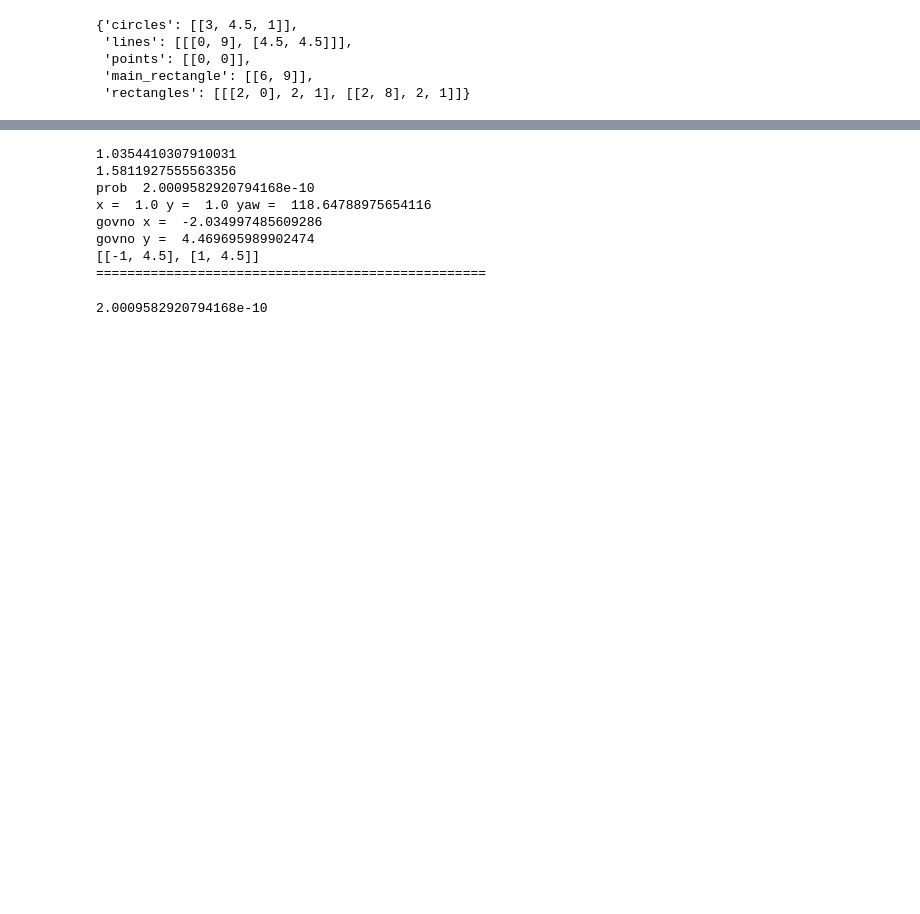
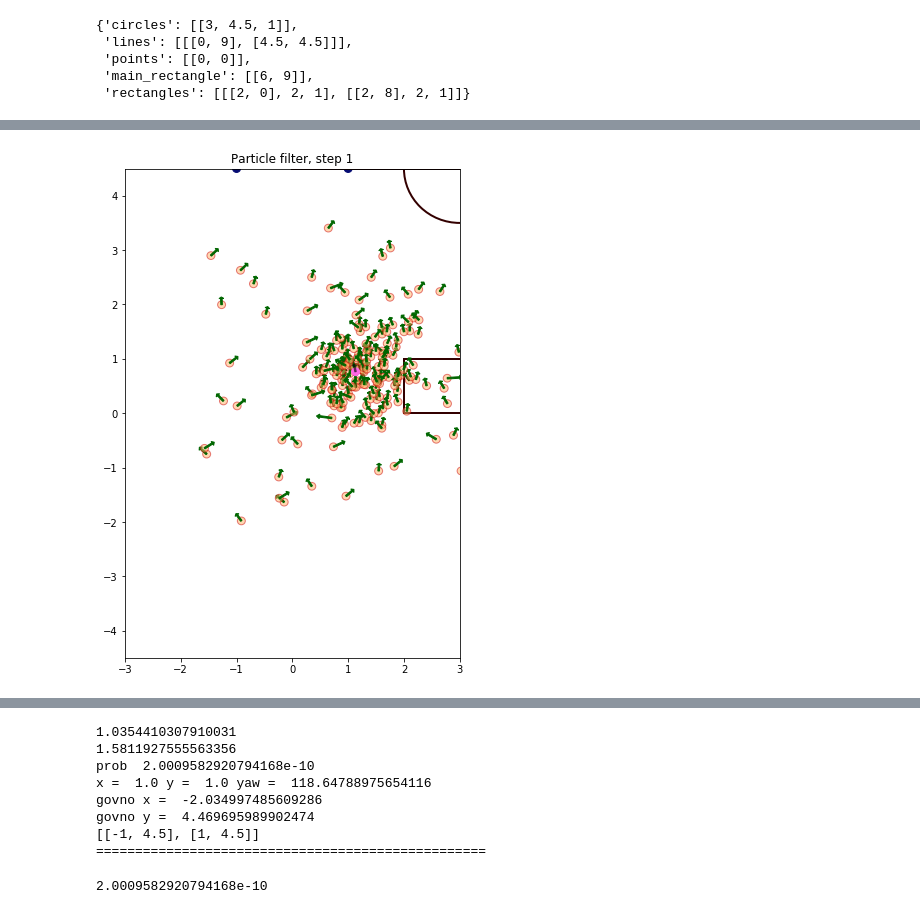
Before and after one commit to StarkitRobots/kondo_mv, a Jupyter notebook: localization/experiments/filter_for_micropython.ipynb, the cells around one changed output, grey strips where cells are left out. Drawn from its saved outputs; the diff is of its cells as text; code cells hidden in the pictures; blank space fills up the shorter version.

```diff
--- a/localization/experiments/filter_for_micropython.ipynb
+++ b/localization/experiments/filter_for_micropython.ipynb
@@ -369 +344,7 @@ sum
+# %%
+measurment = [[-2.0,3.5], [0,3.5]]
+pf.move(1.3,0.7,0)
+visualization(robot, 1, p, pf.p, factor = 7)
+# %% [output]
+[figure, added]
 # %%
```
Also changed, not shown: parts of 15 cells of this notebook.
